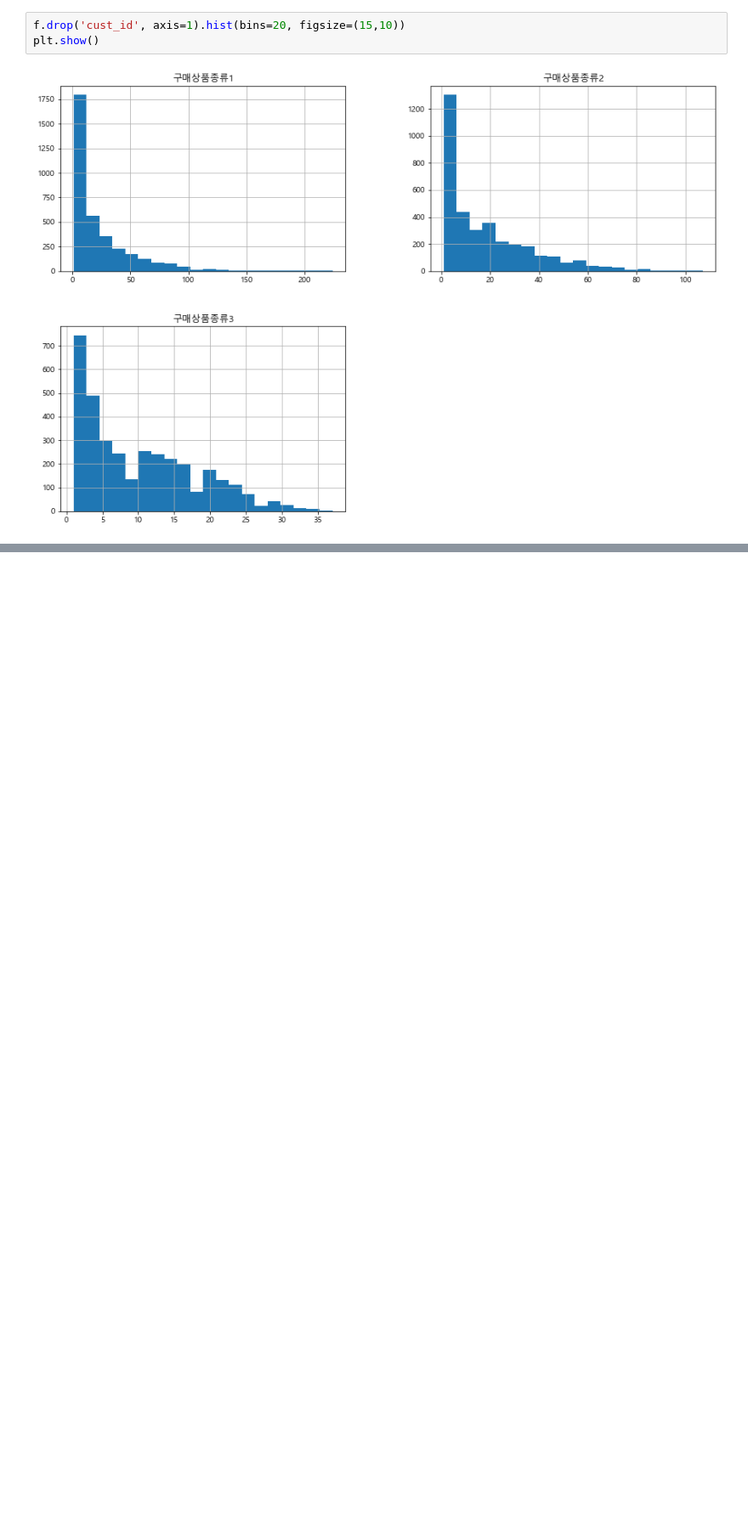
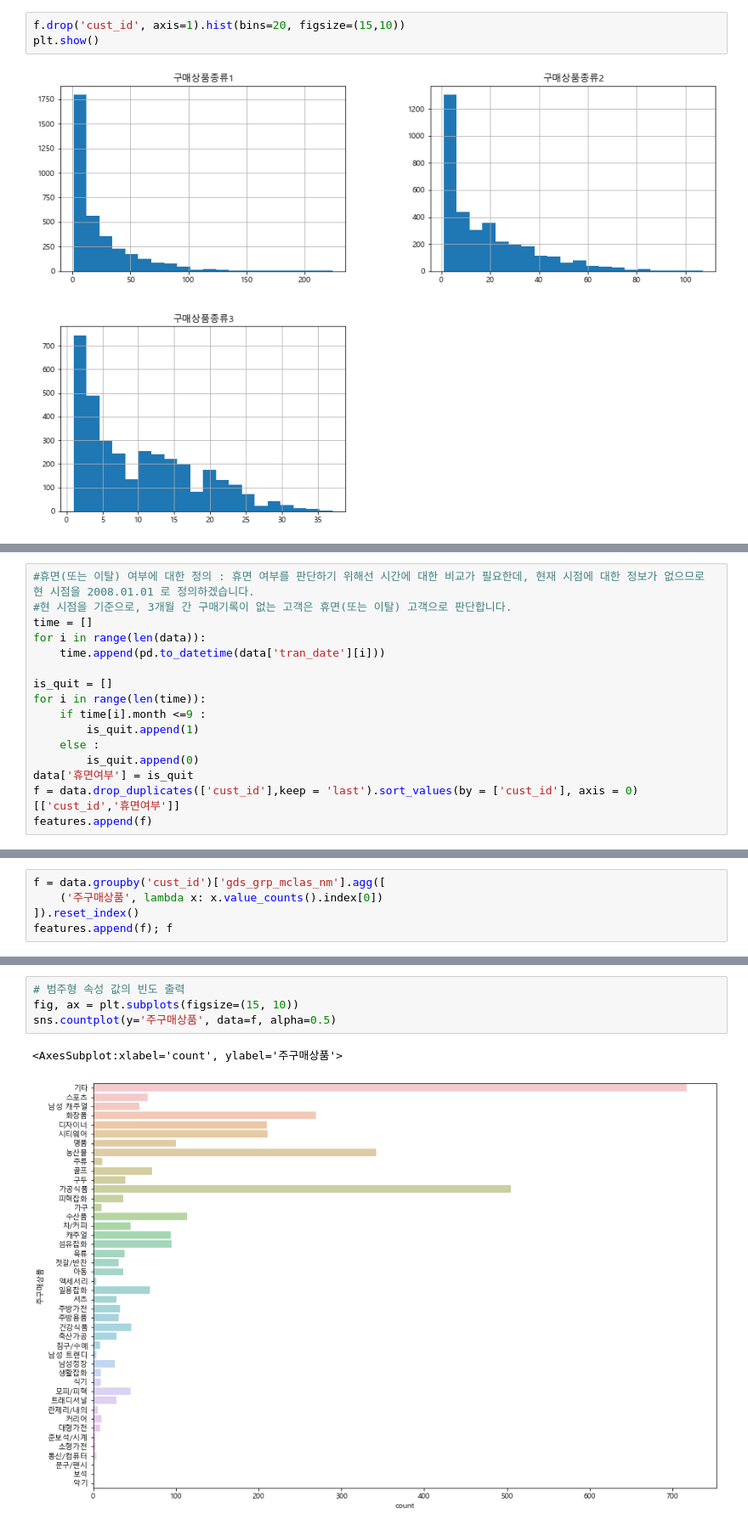
Before and after one commit to luckyspia/TIL, a Jupyter notebook: Machine_Learning/10.Practice_Part_2.ipynb, the cells around one changed output, grey strips where cells are left out. Shown at 85% size. Drawn from its saved outputs; the diff is of its cells as text; blank space fills up the shorter version.

```diff
--- a/Machine_Learning/10.Practice_Part_2.ipynb
+++ b/Machine_Learning/10.Practice_Part_2.ipynb
@@ -101,0 +342,16 @@ plt.show()
+# %%
+#휴면(또는 이탈) 여부에 대한 정의 : 휴면 여부를 판단하기 위해선 시간에 대한 비교가 필요한데, 현재 시점에 대한 정보가 없으므로 현 시점을 2008.01.01 로 정의하겠습니다.
+#현 시점을 기준으로, 3개월 간 구매기록이 없는 고객은 휴면(또는 이탈) 고객으로 판단합니다.
+time = []
+for i in range(len(data)):
+    time.append(pd.to_datetime(data['tran_date'][i]))
+
+is_quit = []
+for i in range(len(time)):
+    if time[i].month <=9 :
+        is_quit.append(1)
+    else :
+        is_quit.append(0)
+data['휴면여부'] = is_quit
+f = data.drop_duplicates(['cust_id'],keep = 'last').sort_values(by = ['cust_id'], axis = 0)[['cust_id','휴면여부']]
+features.append(f)
@@ -101,0 +702,5 @@ plt.show()
+# %%
+f = data.groupby('cust_id')['gds_grp_mclas_nm'].agg([
+    ('주구매상품', lambda x: x.value_counts().index[0])
+]).reset_index()
+features.append(f); f
@@ -101,0 +721,7 @@ plt.show()
+# %%
+# 범주형 속성 값의 빈도 출력
+fig, ax = plt.subplots(figsize=(15, 10))
+sns.countplot(y='주구매상품', data=f, alpha=0.5)
+# %% [output]
+<AxesSubplot:xlabel='count', ylabel='주구매상품'>
+[figure, added]
```
Also changed, not shown: parts of 28 cells of this notebook.
